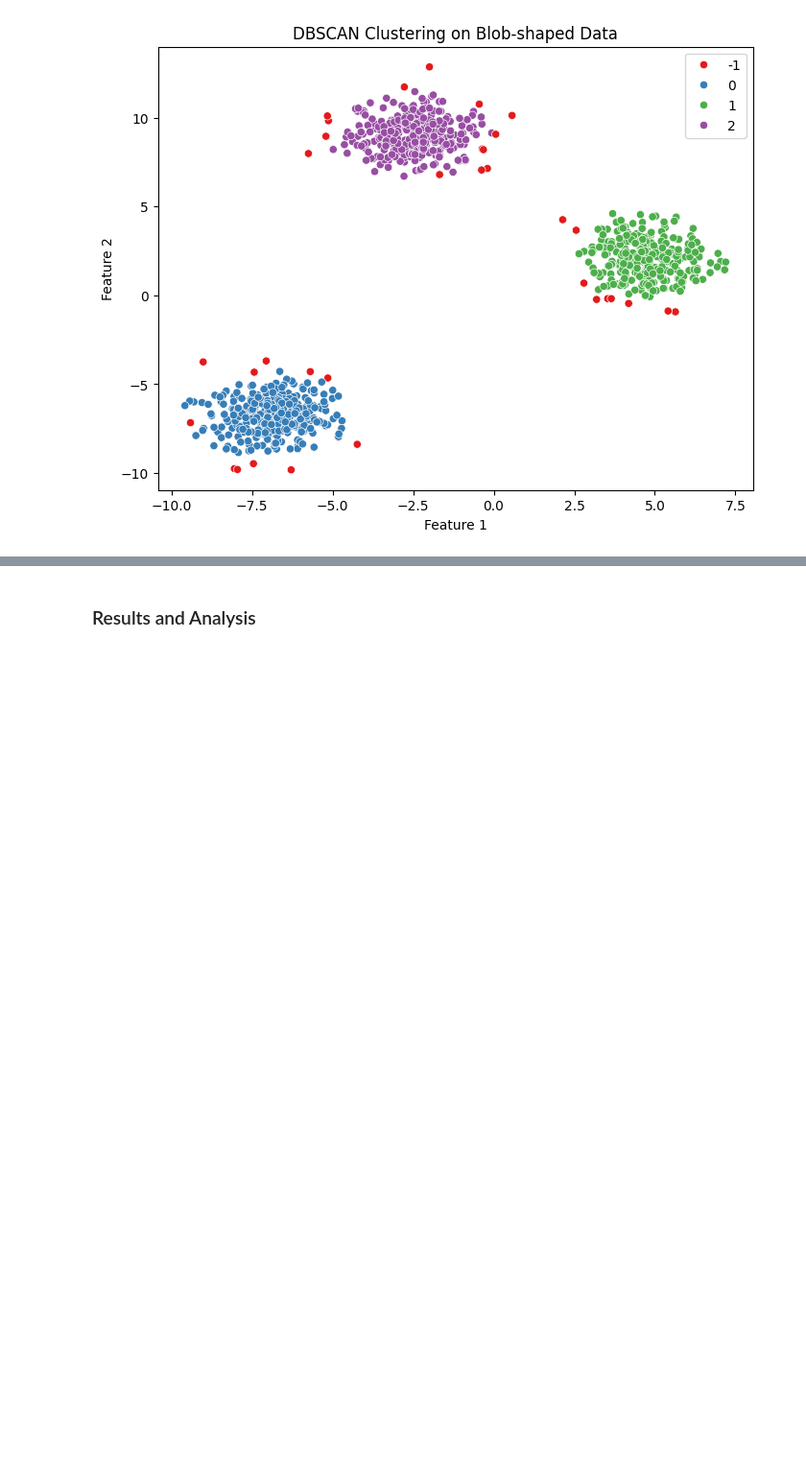
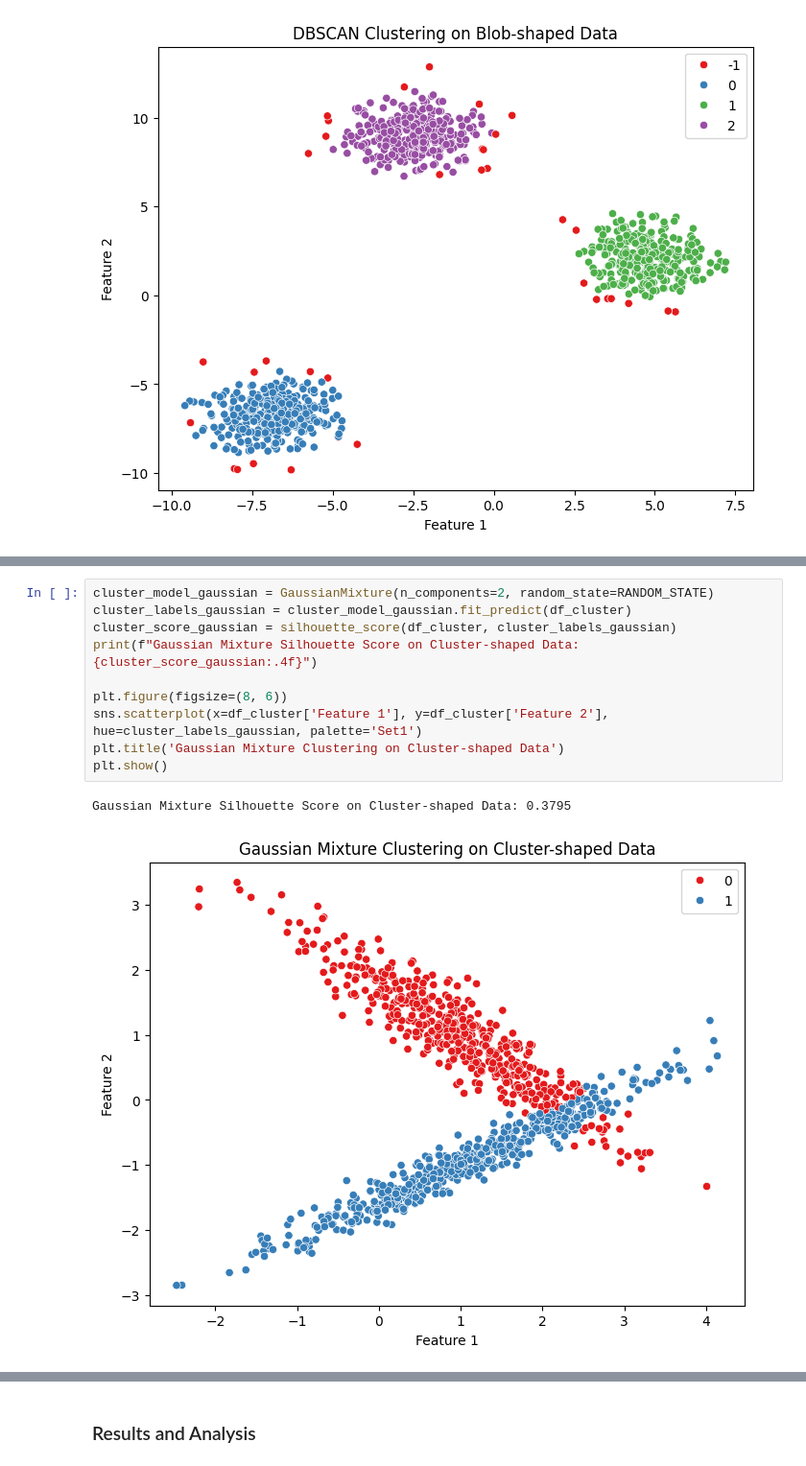
Before and after one commit to muffindud/machine-learning-and-data-mining, a Jupyter notebook: main.ipynb, the cells around one changed output, grey strips where cells are left out. Shown at 96% size. Cells and saved outputs as stored; diff of their text form; blank space fills up the shorter version.

```diff
--- a/main.ipynb
+++ b/main.ipynb
@@ -218,0 +248,13 @@ DBSCAN Silhouette Score on Blob-shaped Data: 0.7807
+# %%
+cluster_model_gaussian = GaussianMixture(n_components=2, random_state=RANDOM_STATE)
+cluster_labels_gaussian = cluster_model_gaussian.fit_predict(df_cluster)
+cluster_score_gaussian = silhouette_score(df_cluster, cluster_labels_gaussian)
+print(f"Gaussian Mixture Silhouette Score on Cluster-shaped Data: {cluster_score_gaussian:.4f}")
+
+plt.figure(figsize=(8, 6))
+sns.scatterplot(x=df_cluster['Feature 1'], y=df_cluster['Feature 2'], hue=cluster_labels_gaussian, palette='Set1')
+plt.title('Gaussian Mixture Clustering on Cluster-shaped Data')
+plt.show()
+# %% [output]
+Gaussian Mixture Silhouette Score on Cluster-shaped Data: 0.3795
+[figure, added]
```
Also changed, not shown: parts of 6 cells of this notebook.
